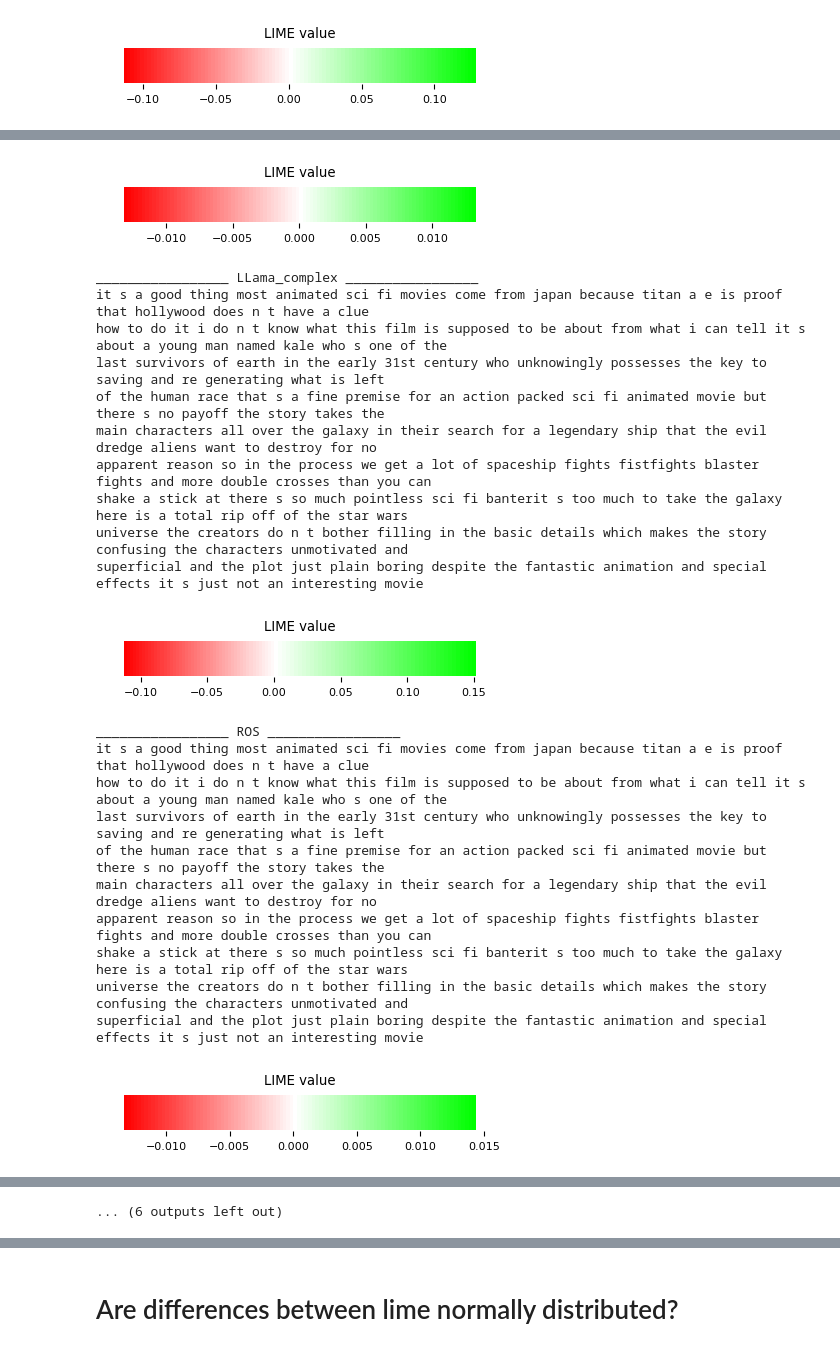
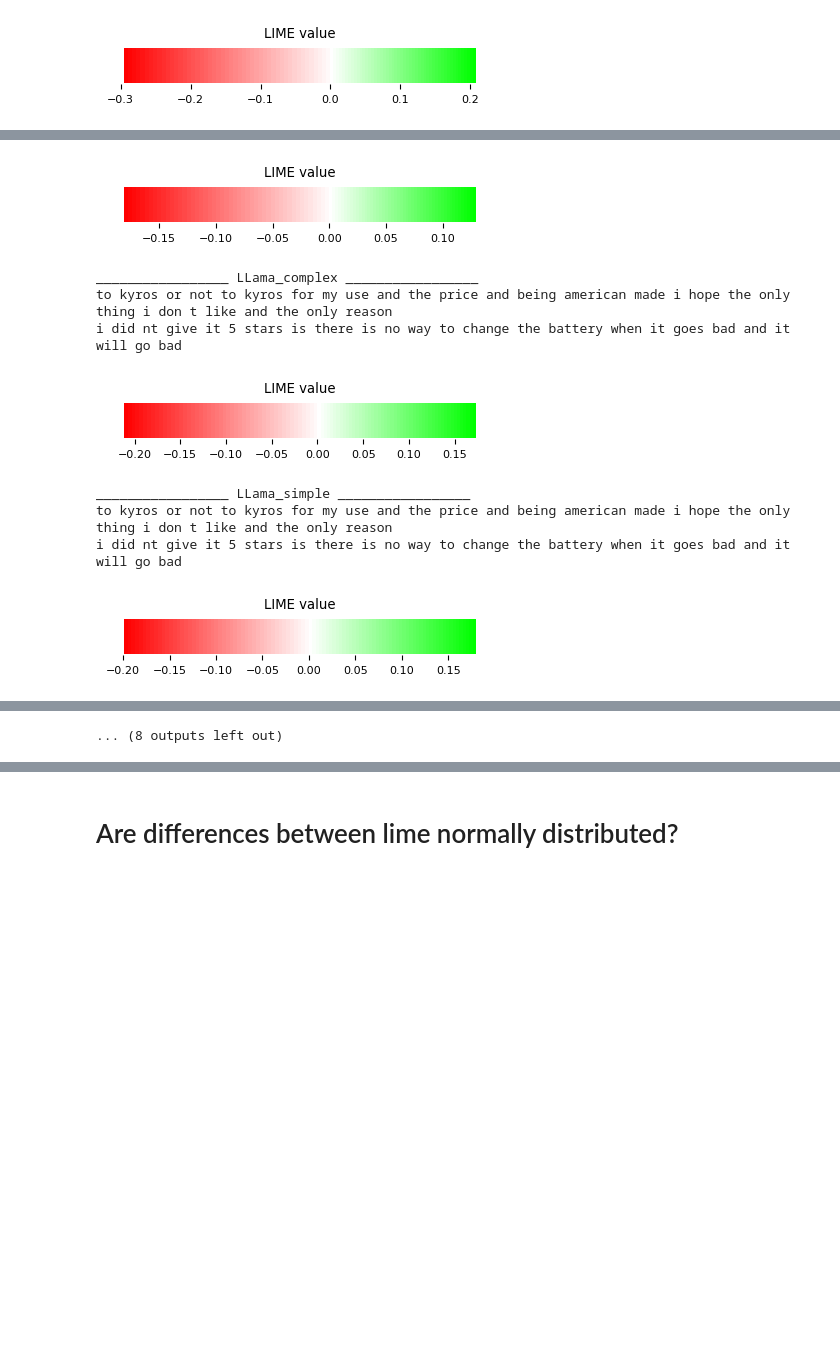
Before and after one commit to pawlik0wskim/BalancingMethodsNLP, a Jupyter notebook: Results/XAI_analysis.ipynb, the cells around one changed output, grey strips where cells are left out. Drawn from its saved outputs; the diff is of its cells as text; code cells hidden in the pictures; blank space fills up the shorter version.

```diff
--- a/Results/XAI_analysis.ipynb
+++ b/Results/XAI_analysis.ipynb
@@ -11,7 +11,8 @@ import ast
 from scipy.stats import kstest
 # %%
 out = r"C:\Users\Maciek\Documents\Studia\Magisterka\Images"
-model_name = "LSTM"
+model_name = "SVM"
+task = "Amazon"
 # %%
 # Method used to decode filename of model into balancing method, imbalance %, model name, and model id returned in an array
 def get_method_and_percentage(name):
@@ -33,20 +34,26 @@ def get_method_and_percentage(name):
             method += string[i]
     method = "_".join(method.split("_")[:-1])
     model = name.split("_")[-1][:-4]
+    model_id = name.split("_")[-2].split(".")[0]
     return [method, percentage, model, model_id]
 
 
+if task == "Amazon":
+    df = pd.read_csv(fr"C:\Users\Maciek\Documents\Studia\Magisterka\GitHub\BalancingMethodsNLP\Results\XAI_results_amazon_{model_name}.csv")
+else:
+    df = pd.read_csv(fr"C:\Users\Maciek\Documents\Studia\Magisterka\GitHub\BalancingMethodsNLP\Results\XAI_results_final_{model_name}.csv")
 
-df = pd.read_csv(r"C:\Users\Maciek\Documents\Studia\Magisterka\GitHub\BalancingMethodsNLP\Results\XAI_results_final_SVM.csv")
 # for i in range(2,5):
 #     df = pd.concat([df, pd.read_csv(f"XAI_results{i}.csv")])
 pd.set_option('display.width', 1000)
 
-
+df2=df
 name = pd.DataFrame(list(df["model"].map(lambda x:get_method_and_percentage(x))))
 name.columns = ["Balancing method", "Imbalance %", "Model name", "Model ID"]
 df = pd.concat([name, df[df.columns[2:]]], axis=1)
 df = df.sort_values(["id", "Imbalance %", "Model ID", "Balancing method", "Model name"])
 df.columns = [str(col).replace("eval_", "") for col in df.columns]
+
+df = df[df["Balancing method"]!="amazon_review"]
 df
 # %% [output]
@@ -130,8 +173,9 @@ def color_output(words, explanations):
     plt.show()
 
 df_tmp = df[(df["id"]==4)&((df["Imbalance %"].astype(int)==20)| (df["Imbalance %"].astype(int)==100))&(df["Model ID"].astype(int)==0)&(df["Balancing method"]!="LLama")]
+tmp = 5 if task=="Amazon" else 6
 for val in df_tmp.values:
     print(f"_________________ {val[0]} _________________")
-    color_output(ast.literal_eval(val[6]), ast.literal_eval(val[7]))
+    color_output(ast.literal_eval(val[tmp]), ast.literal_eval(val[tmp+1]))
 # %% [output]
 _________________ original _________________
@@ -147,2 +184,2 @@ superficial and the plot just plain boring despite the fantastic animation and s
-[figure, old version]
+[figure, new version]
 _________________ Contextual_word_embedding _________________
@@ -158,23 +188,9 @@ superficial and the plot just plain boring despite the fantastic animation and s
-[figure, old version]
+[figure, new version]
 _________________ LLama_complex _________________
-it s a good thing most animated sci fi movies come from japan because titan a e is proof that hollywood does n t have a clue
-how to do it i do n t know what this film is supposed to be about from what i can tell it s about a young man named kale who s one of the
-last survivors of earth in the early 31st century who unknowingly possesses the key to saving and re generating what is left
-of the human race that s a fine premise for an action packed sci fi animated movie but there s no payoff the story takes the
-main characters all over the galaxy in their search for a legendary ship that the evil dredge aliens want to destroy for no
-apparent reason so in the process we get a lot of spaceship fights fistfights blaster fights and more double crosses than you can
-shake a stick at there s so much pointless sci fi banterit s too much to take the galaxy here is a total rip off of the star wars
-universe the creators do n t bother filling in the basic details which makes the story confusing the characters unmotivated and
-superficial and the plot just plain boring despite the fantastic animation and special effects it s just not an interesting movie
+to kyros or not to kyros for my use and the price and being american made i hope the only thing i don t like and the only reason
+i did nt give it 5 stars is there is no way to change the battery when it goes bad and it will go bad
-[figure, old version]
+[figure, new version]
-_________________ ROS _________________
-it s a good thing most animated sci fi movies come from japan because titan a e is proof that hollywood does n t have a clue
-how to do it i do n t know what this film is supposed to be about from what i can tell it s about a young man named kale who s one of the
-last survivors of earth in the early 31st century who unknowingly possesses the key to saving and re generating what is left
-of the human race that s a fine premise for an action packed sci fi animated movie but there s no payoff the story takes the
-main characters all over the galaxy in their search for a legendary ship that the evil dredge aliens want to destroy for no
-apparent reason so in the process we get a lot of spaceship fights fistfights blaster fights and more double crosses than you can
-shake a stick at there s so much pointless sci fi banterit s too much to take the galaxy here is a total rip off of the star wars
-universe the creators do n t bother filling in the basic details which makes the story confusing the characters unmotivated and
-superficial and the plot just plain boring despite the fantastic animation and special effects it s just not an interesting movie
+_________________ LLama_simple _________________
+to kyros or not to kyros for my use and the price and being american made i hope the only thing i don t like and the only reason
+i did nt give it 5 stars is there is no way to change the battery when it goes bad and it will go bad
-[figure, old version]
+[figure, new version]
@@ -203,4 +205,4 @@ superficial and the plot just plain boring despite the fantastic animation and s
-... (6 outputs left out)
+... (8 outputs left out)
 # %%
 # Method used to calculate p_values from wilcoxon-signed rank test between two explanations
 def get_p_values(df, lime="lime_sentence"):
```
Also changed, not shown: parts of 22 cells of this notebook, 6 other files.
